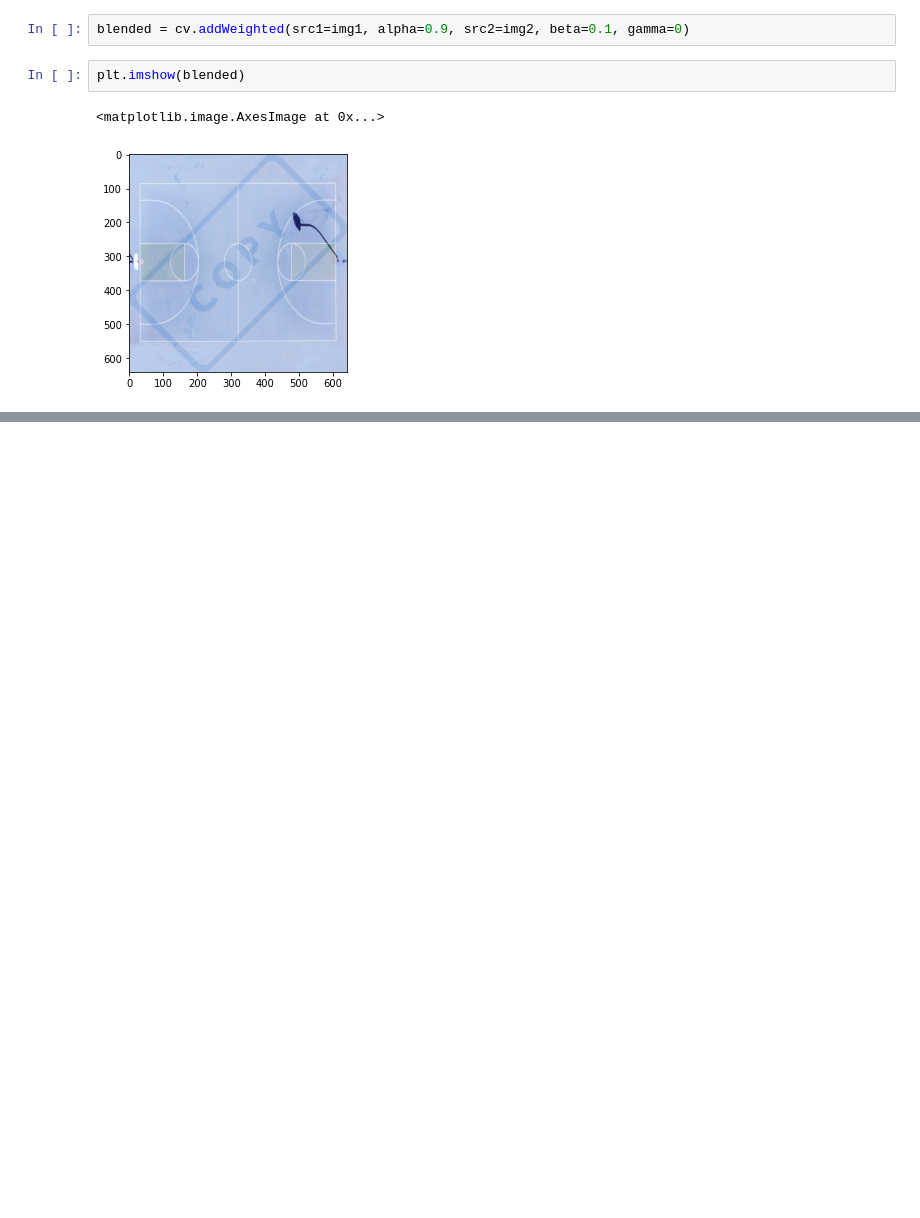
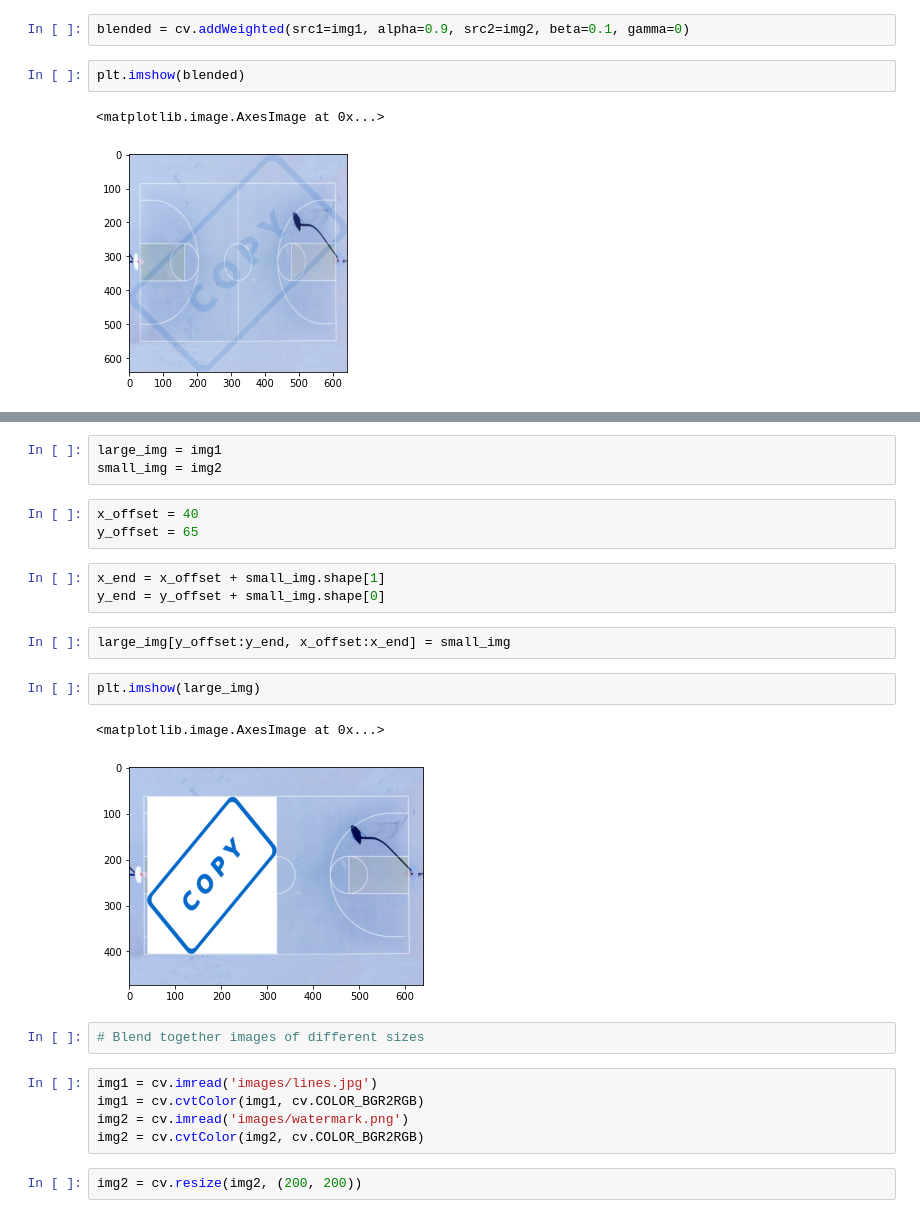
Before and after one commit to molchoun/open-cv-tutorials, a Jupyter notebook: Image processing/blend_image.ipynb, the cells around one changed output, grey strips where cells are left out. Drawn from its saved outputs; the diff is of its cells as text; blank space fills up the shorter version.

```diff
--- a/Image processing/blend_image.ipynb
+++ b/Image processing/blend_image.ipynb
@@ -49,0 +66,25 @@ plt.imshow(blended)
+# %%
+large_img = img1
+small_img = img2
+# %%
+x_offset = 40
+y_offset = 65
+# %%
+x_end = x_offset + small_img.shape[1]
+y_end = y_offset + small_img.shape[0]
+# %%
+large_img[y_offset:y_end, x_offset:x_end] = small_img
+# %%
+plt.imshow(large_img)
+# %% [output]
+<matplotlib.image.AxesImage at 0x...>
+[figure, added]
+# %%
+# Blend together images of different sizes
+# %%
+img1 = cv.imread('images/lines.jpg')
+img1 = cv.cvtColor(img1, cv.COLOR_BGR2RGB)
+img2 = cv.imread('images/watermark.png')
+img2 = cv.cvtColor(img2, cv.COLOR_BGR2RGB)
+# %%
+img2 = cv.resize(img2, (200, 200))
```
Also changed, not shown: parts of 27 cells of this notebook.
